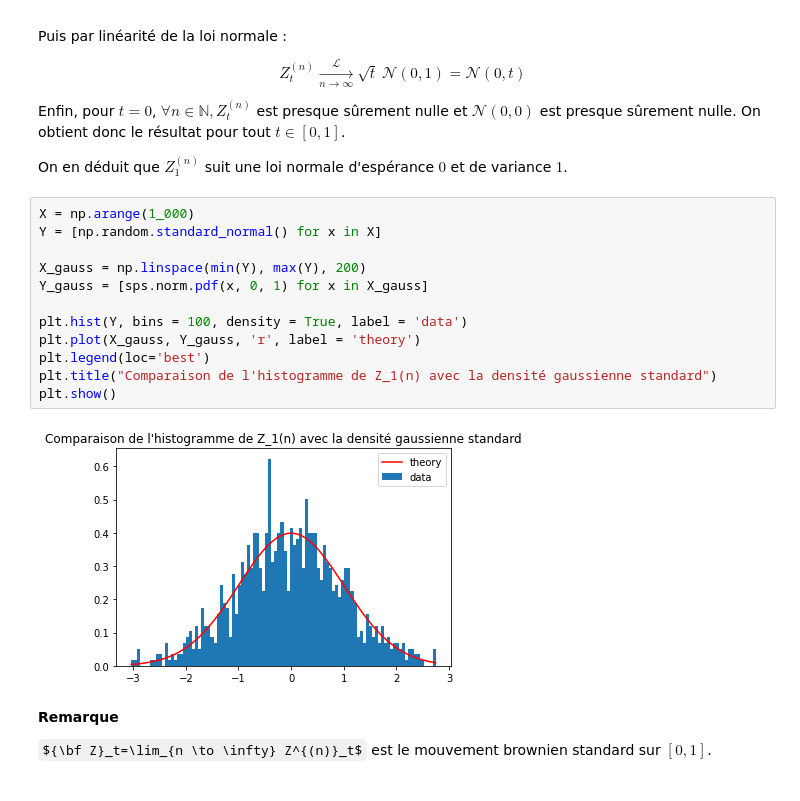
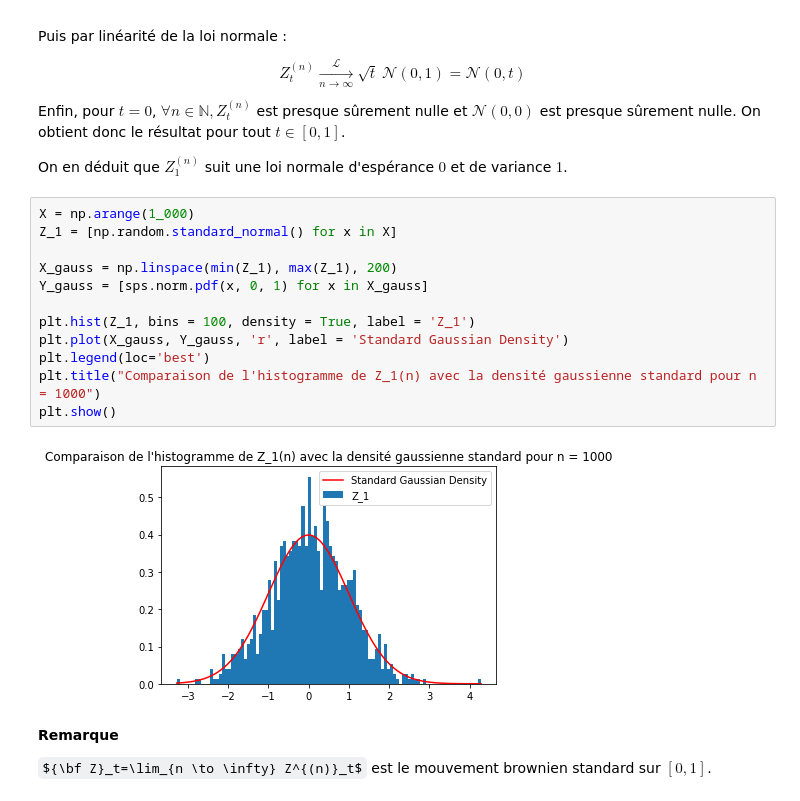
Before and after one commit to gabrielleberrada/projet_num_proba, a Jupyter notebook: Projet_numerique_de_Probabilités_2022 - enonce.ipynb, the cells around one changed output. Drawn from its saved outputs; the diff is of its cells as text; some formulas as TeX source.

```diff
--- a/Projet_numerique_de_Probabilités_2022 - enonce.ipynb
+++ b/Projet_numerique_de_Probabilités_2022 - enonce.ipynb
@@ -196,18 +193,18 @@ Enfin, pour $t=0$, $\forall n \in \mathbb{N}, Z^{(n)}_t$ est presque sûrement n
 On en déduit que $Z_1^{(n)}$ suit une loi normale d'espérance $0$ et de variance $1$.
 # %%
 X = np.arange(1_000)
-Y = [np.random.standard_normal() for x in X]
+Z_1 = [np.random.standard_normal() for x in X]
 
-X_gauss = np.linspace(min(Y), max(Y), 200)
+X_gauss = np.linspace(min(Z_1), max(Z_1), 200)
 Y_gauss = [sps.norm.pdf(x, 0, 1) for x in X_gauss]
 
-plt.hist(Y, bins = 100, density = True, label = 'data')
-plt.plot(X_gauss, Y_gauss, 'r', label = 'theory')
+plt.hist(Z_1, bins = 100, density = True, label = 'Z_1')
+plt.plot(X_gauss, Y_gauss, 'r', label = 'Standard Gaussian Density')
 plt.legend(loc='best')
-plt.title("Comparaison de l'histogramme de Z_1(n) avec la densité gaussienne standard")
+plt.title("Comparaison de l'histogramme de Z_1(n) avec la densité gaussienne standard pour n = 1000")
 plt.show()
 # %% [output]
-[figure, old version]
+[figure, new version]
 # %% [markdown]
 **Remarque**
 
```
Also changed, not shown: parts of 11 cells of this notebook.
